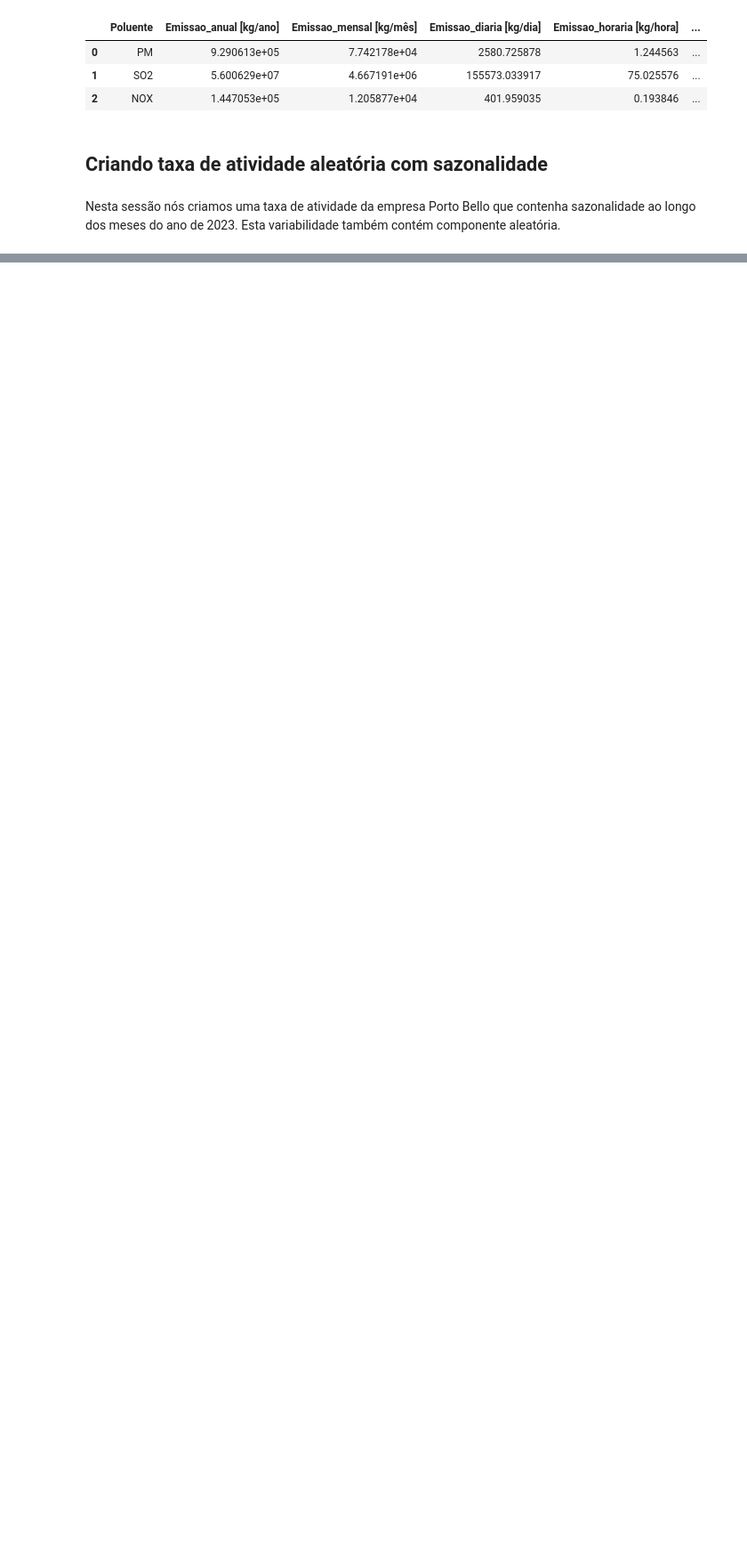
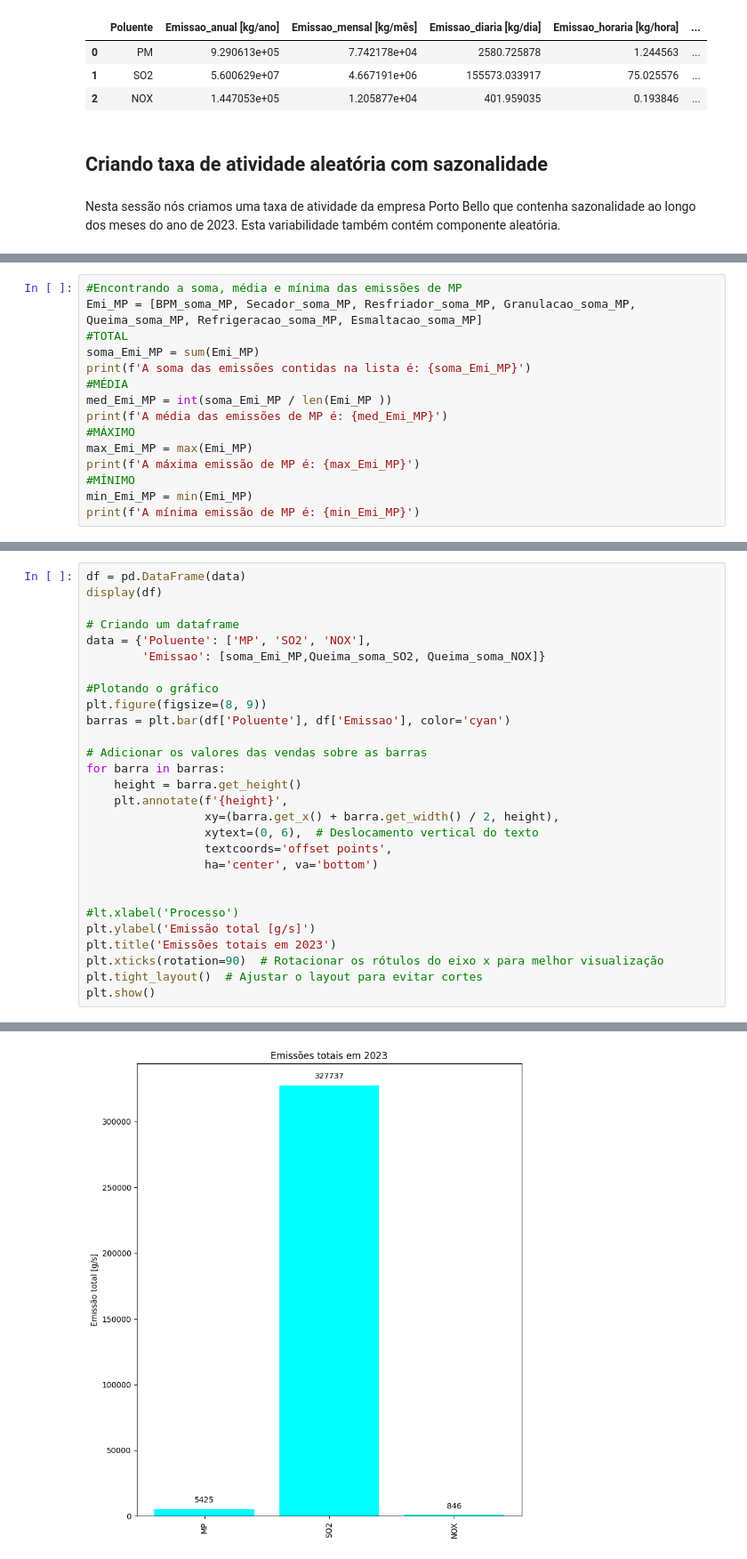
Before and after one commit to mariliameister/ENS5173_202401, a Jupyter notebook: Atividade01_01.ipynb, the cells around one changed output, grey strips where cells are left out. Shown at 89% size. Cells and saved outputs as stored; diff of their text form; blank space fills up the shorter version.

```diff
--- a/Atividade01_01.ipynb
+++ b/Atividade01_01.ipynb
@@ -210,0 +396,15 @@ memory usage: 5.7 KB
+# %%
+#Encontrando a soma, média e mínima das emissões de MP
+Emi_MP = [BPM_soma_MP, Secador_soma_MP, Resfriador_soma_MP, Granulacao_soma_MP, Queima_soma_MP, Refrigeracao_soma_MP, Esmaltacao_soma_MP]
+#TOTAL
+soma_Emi_MP = sum(Emi_MP)
+print(f'A soma das emissões contidas na lista é: {soma_Emi_MP}')
+#MÉDIA
+med_Emi_MP = int(soma_Emi_MP / len(Emi_MP ))
+print(f'A média das emissões de MP é: {med_Emi_MP}')
+#MÁXIMO
+max_Emi_MP = max(Emi_MP)
+print(f'A máxima emissão de MP é: {max_Emi_MP}')
+#MÍNIMO
+min_Emi_MP = min(Emi_MP)
+print(f'A mínima emissão de MP é: {min_Emi_MP}')
@@ -210,0 +416,29 @@ memory usage: 5.7 KB
+# %%
+df = pd.DataFrame(data)
+display(df)
+
+# Criando um dataframe
+data = {'Poluente': ['MP', 'SO2', 'NOX'],
+        'Emissao': [soma_Emi_MP,Queima_soma_SO2, Queima_soma_NOX]}
+
+#Plotando o gráfico
+plt.figure(figsize=(8, 9))
+barras = plt.bar(df['Poluente'], df['Emissao'], color='cyan')
+
+# Adicionar os valores das vendas sobre as barras
+for barra in barras:
+    height = barra.get_height()
+    plt.annotate(f'{height}',
+                 xy=(barra.get_x() + barra.get_width() / 2, height),
+                 xytext=(0, 6),  # Deslocamento vertical do texto
+                 textcoords='offset points',
+                 ha='center', va='bottom')
+
+
+#lt.xlabel('Processo')
+plt.ylabel('Emissão total [g/s]')
+plt.title('Emissões totais em 2023')
+plt.xticks(rotation=90)  # Rotacionar os rótulos do eixo x para melhor visualização
+plt.tight_layout()  # Ajustar o layout para evitar cortes
+plt.show()
+# %% [output]
@@ -210,0 +449 @@ memory usage: 5.7 KB
+[figure, added]
```
Also changed, not shown: parts of 13 cells of this notebook, 14 other files.
